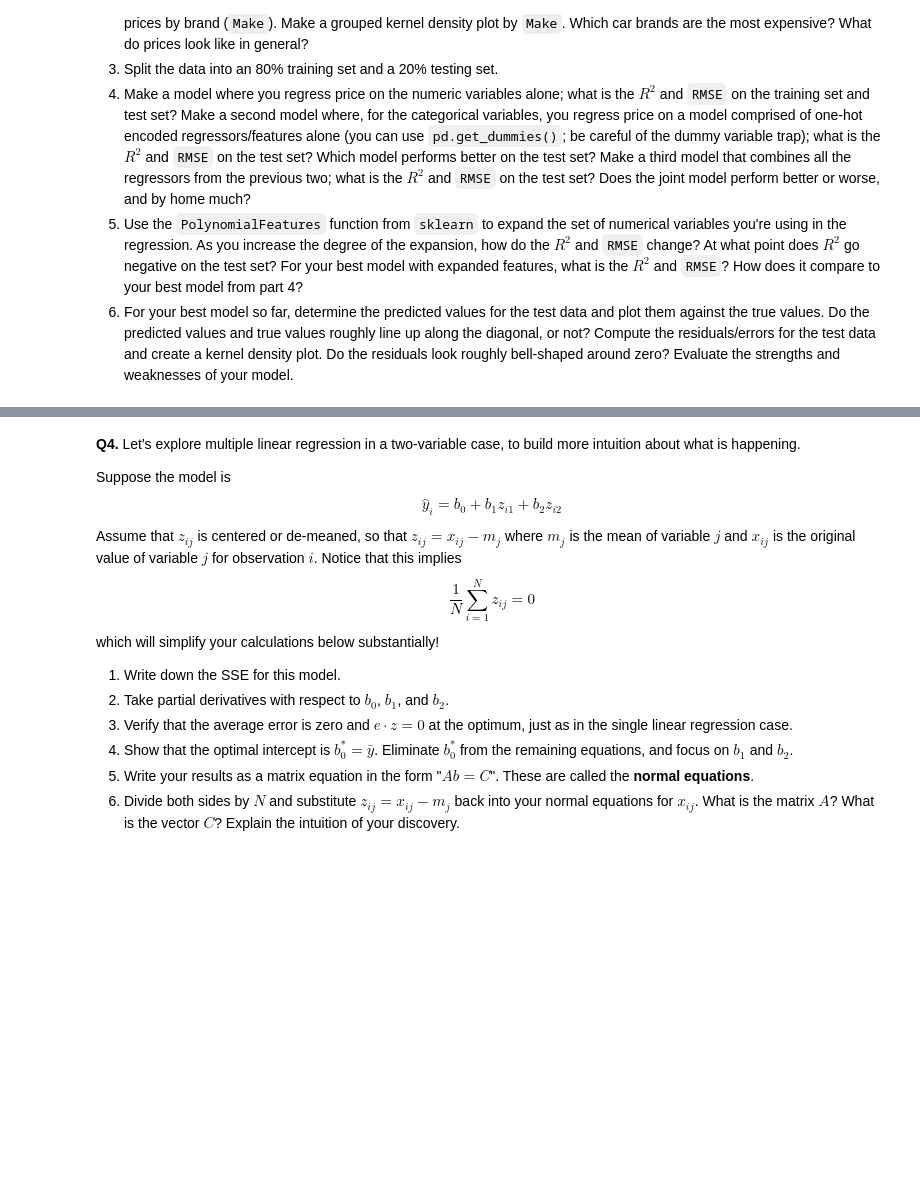
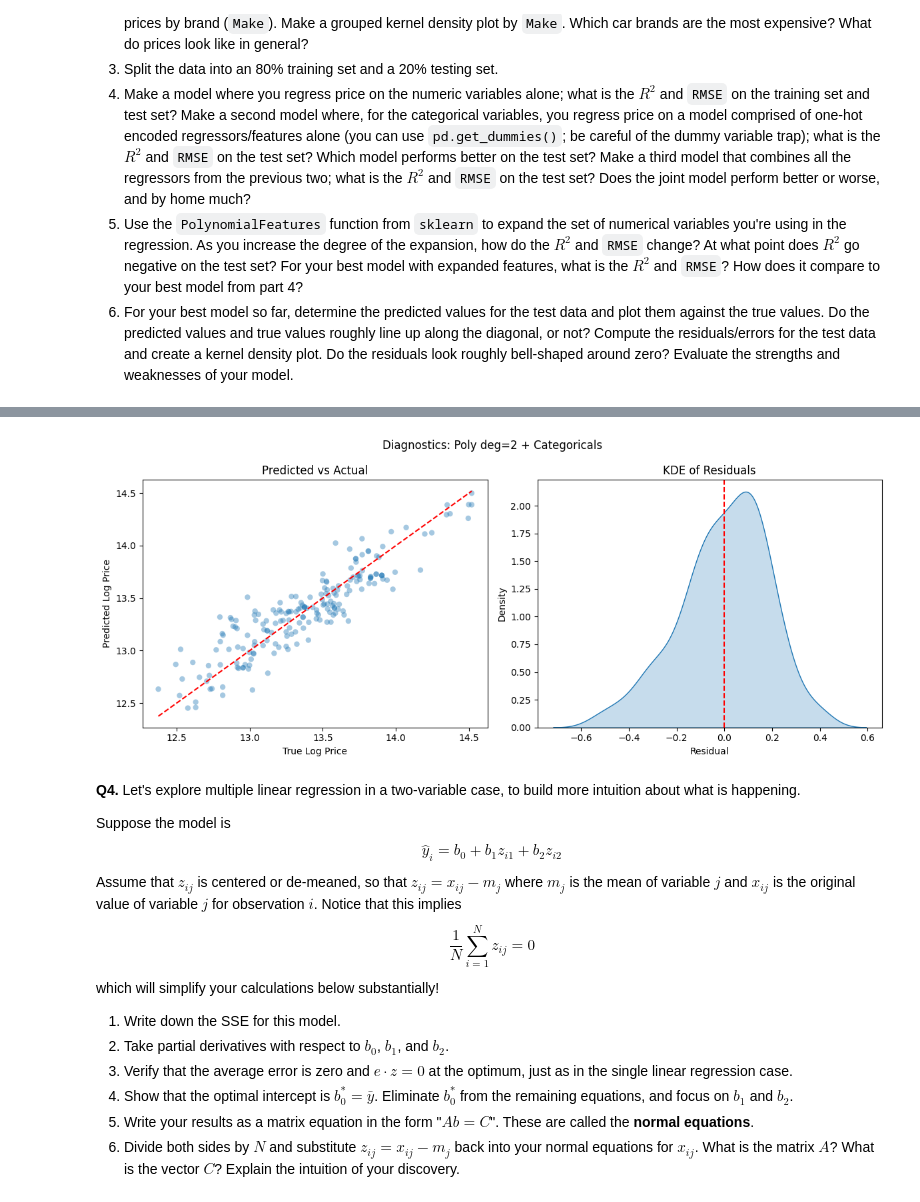
Before and after one commit to dylanmulieri/linear_models, a Jupyter notebook: assignment/assignment.ipynb, the cells around one changed output, grey strips where cells are left out. Saved outputs shown, nothing was run; the diff lists cells and outputs as text; code cells hidden in the pictures; blank space fills up the shorter version.

```diff
--- a/assignment/assignment.ipynb
+++ b/assignment/assignment.ipynb
@@ -271,0 +335,20 @@ This means that property type does not explain much of the variation in review s
+# %%
+# 3
+'''
+Split the data into an 80% training set and a 20% testing set.
+'''
+
+# define numeric and categorical columns
+NUM_COLS = ['Make_Year', 'Mileage_Run', 'Seating_Capacity', 'Transmission_Speed']
+CAT_COLS = ['Make', 'Color', 'Body_Type', 'No_of_Owners', 'Fuel_Type', 'Transmission_Type']
+
+# define x and y
+y = cars['LogPrice']
+X_num = cars[NUM_COLS]
+X_cat = pd.get_dummies(cars[CAT_COLS], drop_first=True)
+X_all = pd.concat([X_num, X_cat], axis=1)\
+
+# split data 80/20 training/test
+X_tr_all, X_te_all, y_tr, y_te = train_test_split(X_all, y, test_size=0.2, random_state=42)
+X_tr_num = X_tr_all[NUM_COLS]; X_te_num = X_te_all[NUM_COLS]
+X_tr_cat = X_tr_all[X_cat.columns]; X_te_cat = X_te_all[X_cat.columns]
@@ -272,3 +441,53 @@ This means that property type does not explain much of the variation in review s
+# %%
+# 6
+'''
+For your best model so far, determine the predicted values for the test data and plot them against the true values.
+Do the predicted values and true values roughly line up along the diagonal, or not?
+Compute the residuals/errors for the test data and create a kernel density plot.
+Do the residuals look roughly bell-shaped around zero?
+Evaluate the strengths and weaknesses of your model.
+'''
+
+# Use the better of combined linear vs poly+cat
+if r2_poly > r2_all:
+    y_pred = reg_poly.predict(Xp_te_all)
+    model_label = 'Poly deg=2 + Categoricals'
+else:
+    y_pred = reg_all.predict(X_te_all)
+    model_label = 'Combined Linear'
+
+residuals = y_te.values - y_pred
+
+fig, axes = plt.subplots(1, 2, figsize=(12, 5))
+fig.suptitle(f'Diagnostics: {model_label}', fontsize=12)
+
+axes[0].scatter(y_te, y_pred, alpha=0.4, edgecolors='none')
+lims = [min(y_te.min(), y_pred.min()), max(y_te.max(), y_pred.max())]
+axes[0].plot(lims, lims, 'r--', linewidth=1.5)
+axes[0].set_xlabel('True Log Price'); axes[0].set_ylabel('Predicted Log Price')
+axes[0].set_title('Predicted vs Actual')
+# Points should cluster tightly around the red diagonal (y = x).
+# Systematic deviations reveal heteroskedasticity or remaining non-linearity.
+
+sns.kdeplot(residuals, fill=True, ax=axes[1])
+axes[1].axvline(0, color='red', linestyle='--')
+axes[1].set_xlabel('Residual'); axes[1].set_title('KDE of Residuals')
+# Residuals should be roughly bell-shaped and centred on zero.
+# Skew or fat tails indicate the model is systematically missing
+# something for high- or low-priced cars.
+
+plt.tight_layout()
+plt.savefig('q3_part6_diagnostics.png', dpi=150, bbox_inches='tight')
+plt.show()
+
+# The predicted and true values do roughy line up with the diagonal.
+# The residuals do look roughly bell shaped around zero
+'''
+Strengths: The log price transformation fixes the skew and make dummies capture strong brand-level pricing
+Weaknesses: the relatively small dataset limits model complexity and mild residual tails suggest some extreme prices are still not well accounted for.
+'''
+# %% [output]
+[figure, added]
 # %% [markdown]
 **Q4.** Let's explore multiple linear regression in a two-variable case, to build more intuition about what is happening.
 
```
Also changed, not shown: parts of 4 cells of this notebook.
